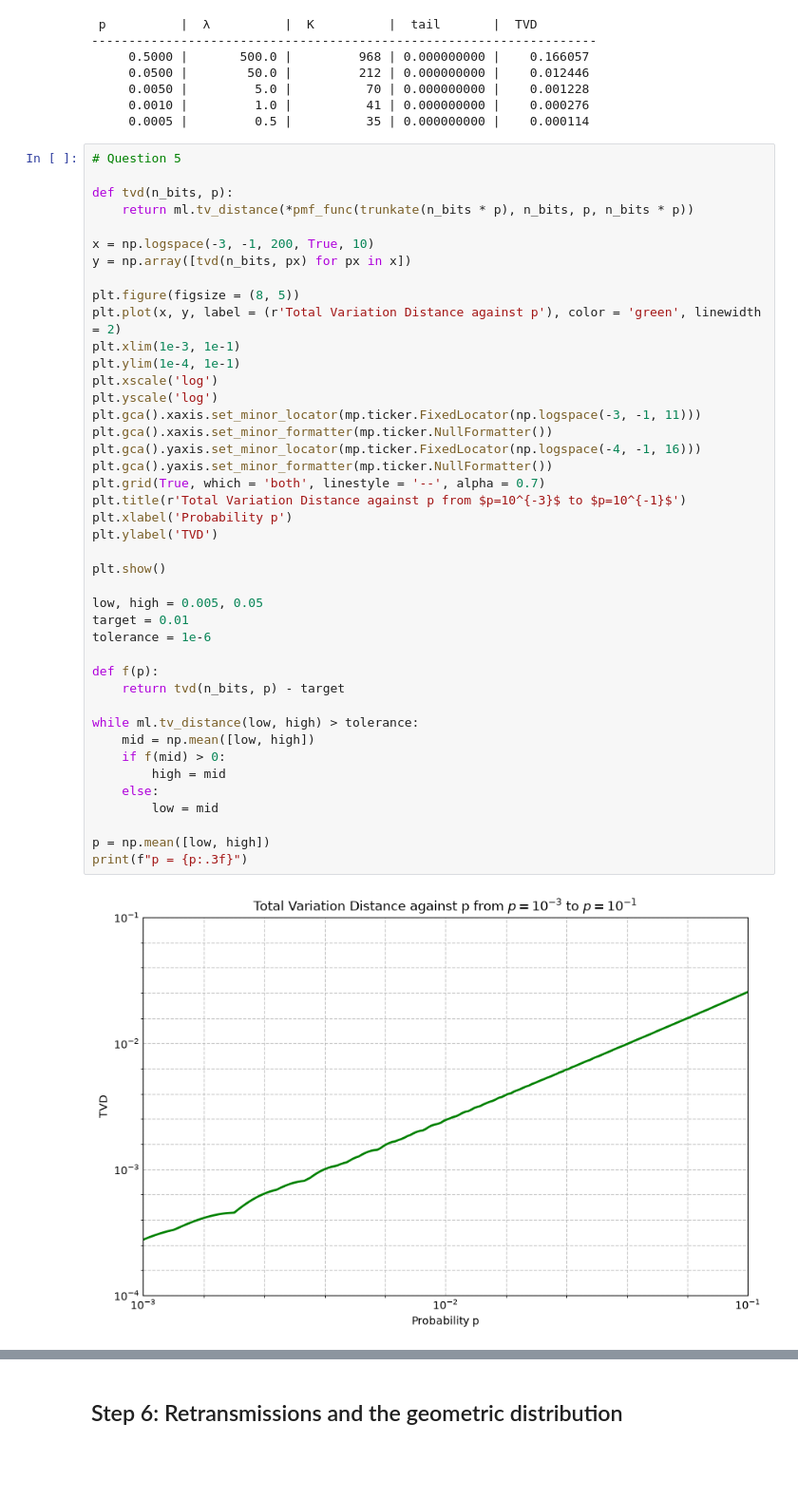
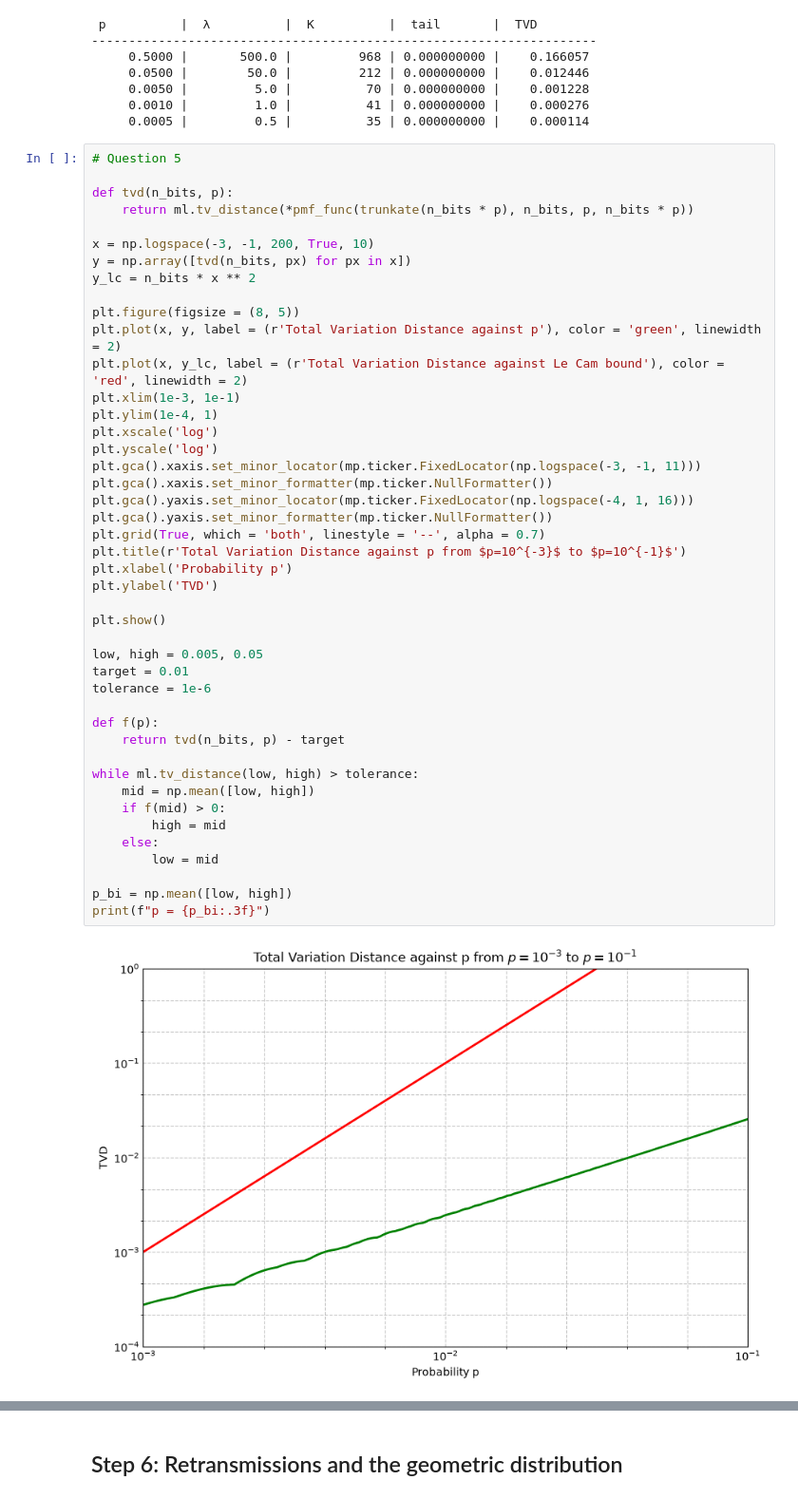
Before and after one commit to mariec-j/ECE3715-Stats-Repo, a Jupyter notebook: Mini-Project-1/mp1.ipynb, the cells around one changed output, grey strips where cells are left out. Shown at 95% size. Drawn from its saved outputs; the diff is of its cells as text; blank space fills up the shorter version.

```diff
--- a/Mini-Project-1/mp1.ipynb
+++ b/Mini-Project-1/mp1.ipynb
@@ -561,40 +561,42 @@ def tvd(n_bits, p):
 
 x = np.logspace(-3, -1, 200, True, 10)
 y = np.array([tvd(n_bits, px) for px in x])
+y_lc = n_bits * x ** 2
 
 plt.figure(figsize = (8, 5))
 plt.plot(x, y, label = (r'Total Variation Distance against p'), color = 'green', linewidth = 2)
+plt.plot(x, y_lc, label = (r'Total Variation Distance against Le Cam bound'), color = 'red', linewidth = 2)
 plt.xlim(1e-3, 1e-1)
-plt.ylim(1e-4, 1e-1)
+plt.ylim(1e-4, 1)
 plt.xscale('log')
 plt.yscale('log')
 plt.gca().xaxis.set_minor_locator(mp.ticker.FixedLocator(np.logspace(-3, -1, 11)))
 plt.gca().xaxis.set_minor_formatter(mp.ticker.NullFormatter())
-plt.gca().yaxis.set_minor_locator(mp.ticker.FixedLocator(np.logspace(-4, -1, 16)))
+plt.gca().yaxis.set_minor_locator(mp.ticker.FixedLocator(np.logspace(-4, 1, 16)))
 plt.gca().yaxis.set_minor_formatter(mp.ticker.NullFormatter())
 plt.grid(True, which = 'both', linestyle = '--', alpha = 0.7)
 plt.title(r'Total Variation Distance against p from $p=10^{-3}$ to $p=10^{-1}$')
 plt.xlabel('Probability p')
 plt.ylabel('TVD')
 
 plt.show()
 
 low, high = 0.005, 0.05
 target = 0.01
 tolerance = 1e-6
 
 def f(p):
     return tvd(n_bits, p) - target
 
 while ml.tv_distance(low, high) > tolerance:
     mid = np.mean([low, high])
     if f(mid) > 0:
         high = mid
     else:
         low = mid
 
-p = np.mean([low, high])
-print(f"p = {p:.3f}")
+p_bi = np.mean([low, high])
+print(f"p = {p_bi:.3f}")
 # %% [output]
-[figure, old version]
+[figure, new version]
 p = 0.040
```
Also changed, not shown: parts of 2 cells of this notebook.
